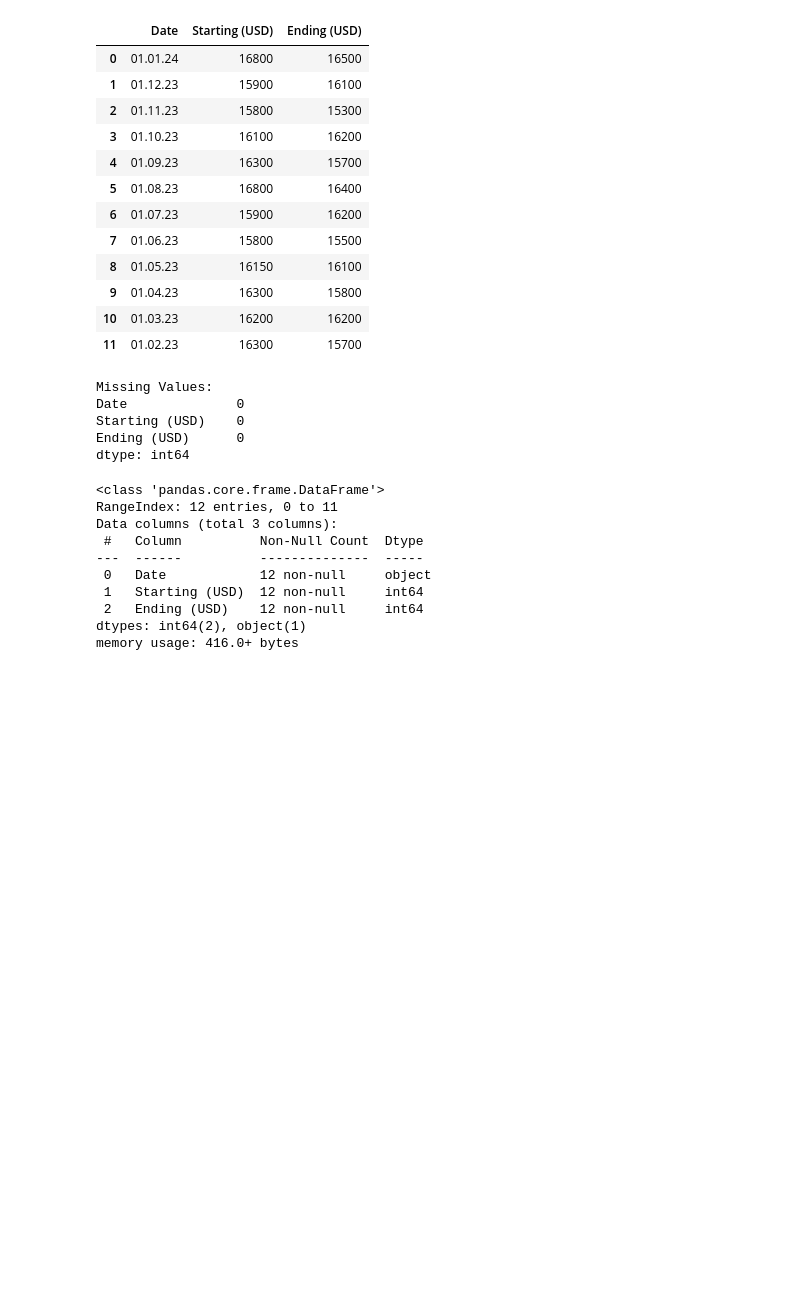
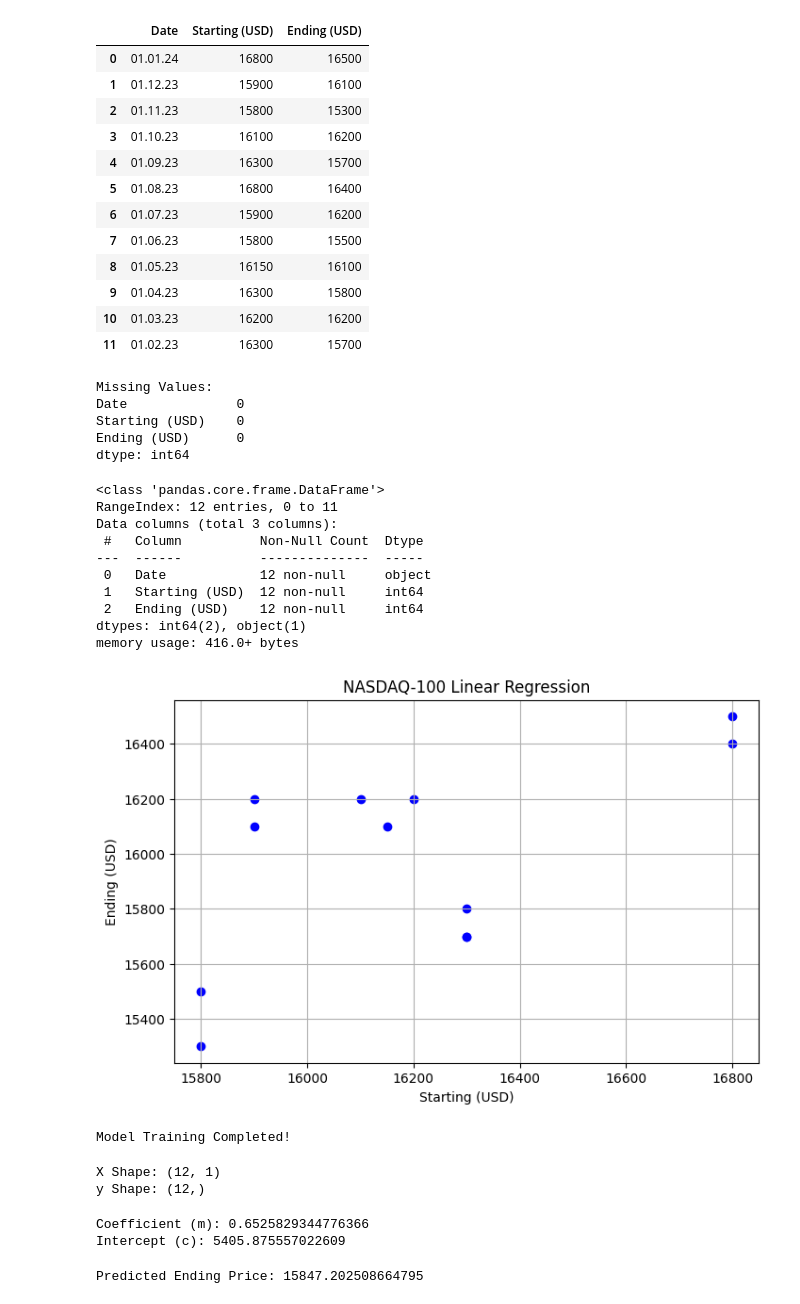
Before and after one commit to SanviRahman/Machine-Learning, a Jupyter notebook: Linear-Regression/linear_regression.ipynb, the cells around one changed output. Cells and saved outputs as stored; diff of their text form; code cells hidden in the pictures; blank space fills up the shorter version.

Commit message:
Linear Regression

```diff
--- a/Linear-Regression/linear_regression.ipynb
+++ b/Linear-Regression/linear_regression.ipynb
@@ -66,3 +68,56 @@ Data columns (total 3 columns):
  2   Ending (USD)    12 non-null     int64
 dtypes: int64(2), object(1)
 memory usage: 416.0+ bytes
+# %%
+x= df["Starting (USD)"]
+y= df["Ending (USD)"]
+
+plt.figure(figsize=(8, 5))
+
+plt.scatter(x,y,color="blue")
+
+plt.xlabel("Starting (USD)")
+plt.ylabel("Ending (USD)")
+
+plt.title("NASDAQ-100 Linear Regression")
+plt.grid(True)
+
+plt.show()
+# %% [output]
+[figure, added]
+# %%
+from sklearn.linear_model import LinearRegression
+x = df[["Starting (USD)"]]
+y = df["Ending (USD)"]
+
+model = LinearRegression()
+
+model.fit(x,y)
+print("Model Training Completed!")
+# %% [output]
+Model Training Completed!
+# %%
+print("X Shape:", x.shape)
+print("y Shape:", y.shape)
+# %% [output]
+X Shape: (12, 1)
+y Shape: (12,)
+# %%
+print("Coefficient (m):", model.coef_[0]) #slope ber kore
+print("Intercept (c):", model.intercept_)
+# %% [output]
+Coefficient (m): 0.6525829344776366
+Intercept (c): 5405.875557022609
+# %%
+
+# New starting price
+new_data = pd.DataFrame({
+    "Starting (USD)": [16000]
+})
+
+# Predict ending price
+prediction = model.predict(new_data)
+
+print("Predicted Ending Price:", prediction[0])
+# %% [output]
+Predicted Ending Price: 15847.202508664795
```
Also changed, not shown: parts of 8 cells of this notebook.
